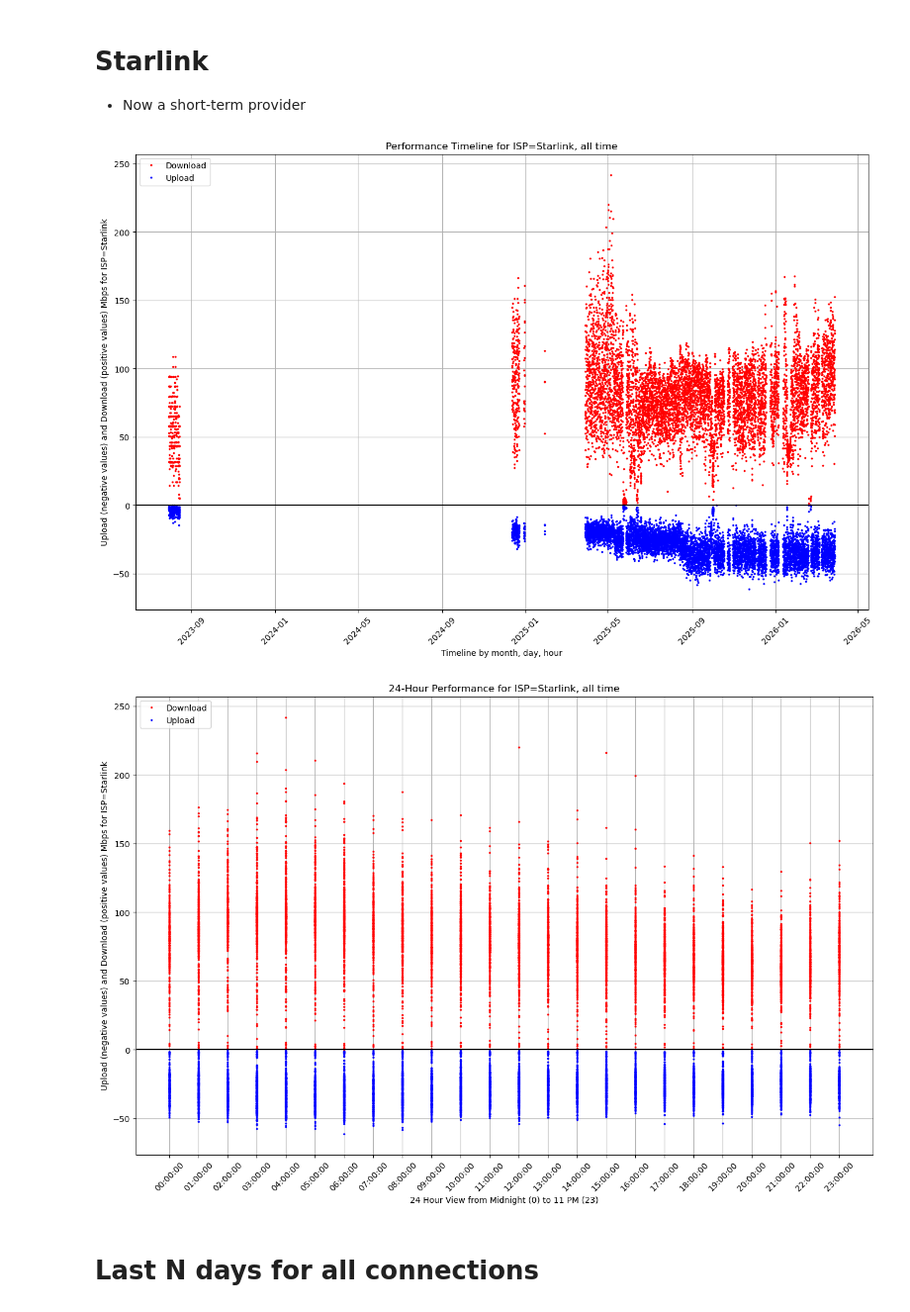
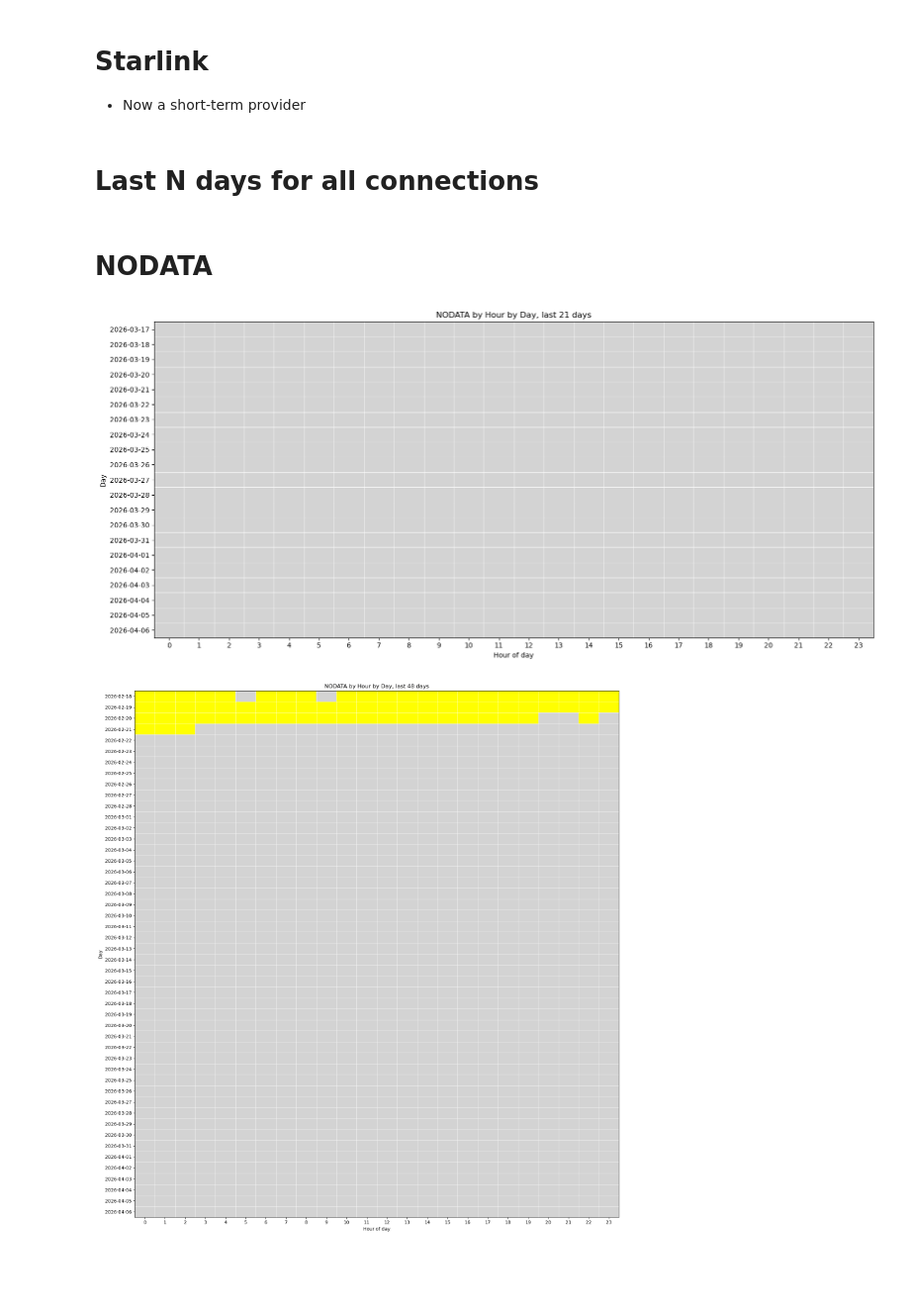
Before and after one commit to quidscio/speedtest_analyzer, a Jupyter notebook: speed-analyzer_csv_1.ipynb, the cells around one changed output. Shown at 99% size. Drawn from its saved outputs; the diff is of its cells as text; code cells hidden in the pictures; blank space fills up the shorter version.

```diff
--- a/speed-analyzer_csv_1.ipynb
+++ b/speed-analyzer_csv_1.ipynb
@@ -435,7 +557,7 @@ if False:
 # Starlink
 * Now a short-term provider
 # %%
-if True:
+if False:
     plotTimeline(s21,isp="Starlink",save=True, plotTitleExt=", all time")
     plot24(s21, isp="Starlink", save=True, plotTitleExt=", all time")
 
@@ -447,9 +569,6 @@ if False:
 if False:
     plotTimeline(s21,isp="Starlink",save=True, ymin=-10, ymax=30, plotTitleExt=", scaled to broadband range -10 to 30 Mbps")
     plot24(s21, isp="Starlink", save=True, ymin=-10, ymax=30, plotTitleExt=", scaled to broadband range -10 to 30 Mbps")
-# %% [output]
-[figure, removed]
-[figure, removed]
 # %% [markdown]
 # Last N days for all connections
 # %%
@@ -460,3 +579,5 @@ if False:
     lastdays=21
     plotTimeline(s21,save=True, recentDays=lastdays, plotTitleExt=f", full scale for last {lastdays} days")
     plot24(s21, save=True, recentDays=lastdays, plotTitleExt=f", full scale for last {lastdays} days")
+# %% [markdown]
+# NODATA
@@ -462,0 +669,11 @@ if False:
+# %%
+for lastdays in (21,48):
+    plotNoDataHoursByDay(
+        s21,
+        save=True,
+        recentDays=lastdays,
+        plotTitleExt=f", last {lastdays} days"
+    )
+# %% [output]
+[figure, added]
+[figure, added]
```
Also changed, not shown: parts of 11 cells of this notebook, 1 other file.
